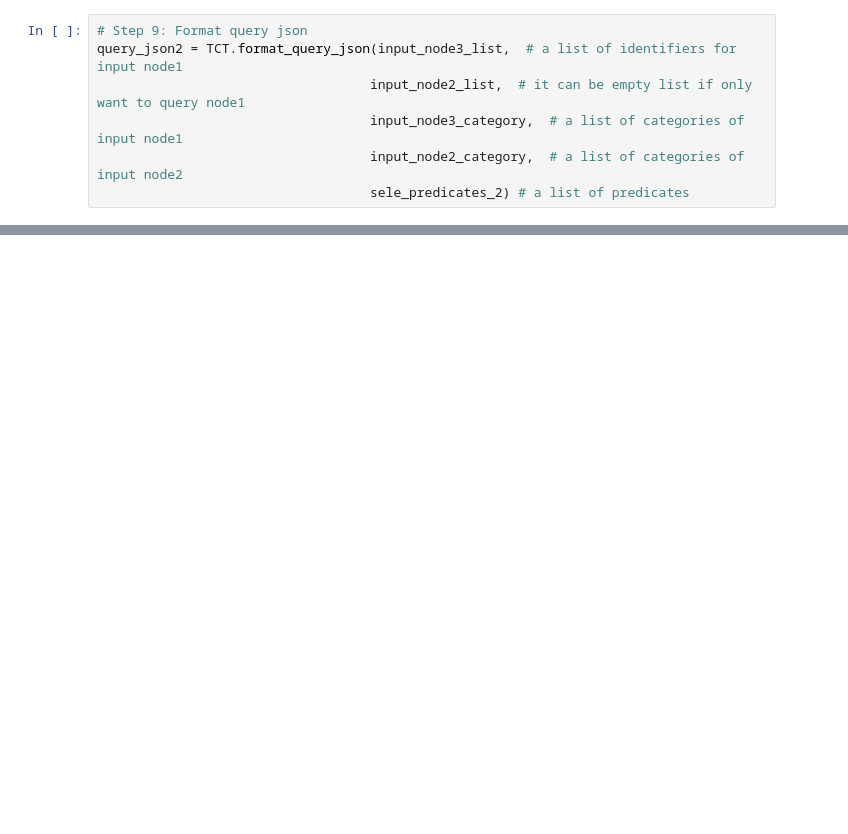
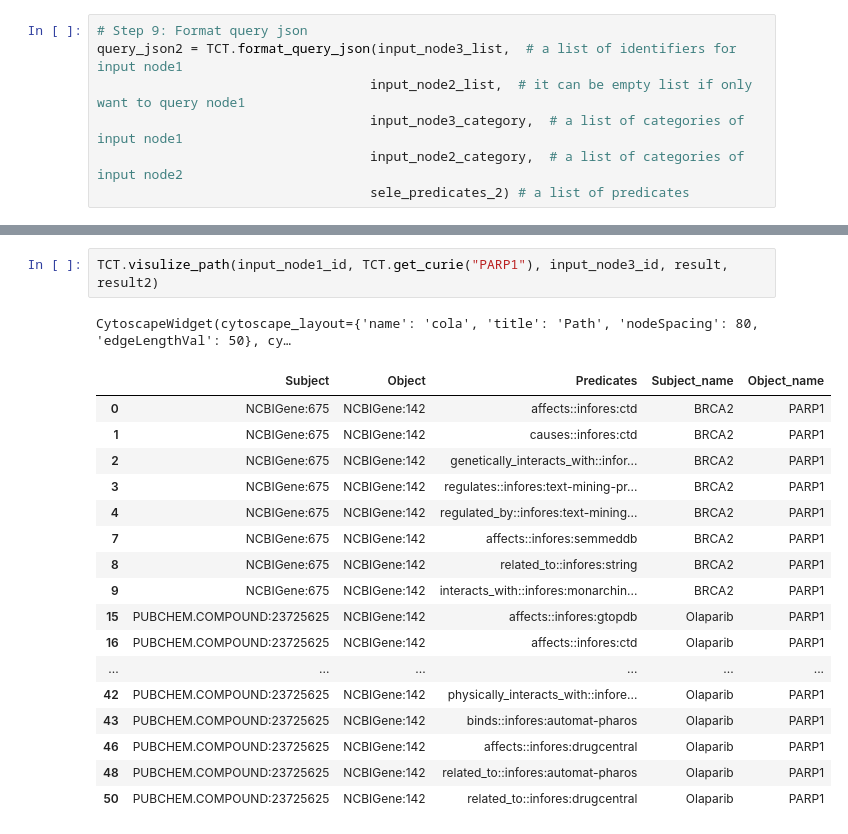
Before and after one commit to sierra-moxon/Translator_component_toolkit, a Jupyter notebook: notebooks/Path_finder.ipynb, the cells around one changed output, grey strips where cells are left out. Drawn from its saved outputs; the diff is of its cells as text; blank space fills up the shorter version.

Commit message:
revised chatGPT module and path vis

```diff
--- a/notebooks/Path_finder.ipynb
+++ b/notebooks/Path_finder.ipynb
@@ -252,0 +258,21 @@ TCT.merge_by_ranking_index(result_ranked_by_primary_infores,
+# %%
+TCT.visulize_path(input_node1_id, TCT.get_curie("PARP1"), input_node3_id, result, result2)
+# %% [output]
+CytoscapeWidget(cytoscape_layout={'name': 'cola', 'title': 'Path', 'nodeSpacing': 80, 'edgeLengthVal': 50}, cy…
+|  | Subject | Object | Predicates | Subject_name | Object_name |
+| 0 | NCBIGene:675 | NCBIGene:142 | affects::infores:ctd | BRCA2 | PARP1 |
+| 1 | NCBIGene:675 | NCBIGene:142 | causes::infores:ctd | BRCA2 | PARP1 |
+| 2 | NCBIGene:675 | NCBIGene:142 | genetically_interacts_with::infor... | BRCA2 | PARP1 |
+| 3 | NCBIGene:675 | NCBIGene:142 | regulates::infores:text-mining-pr... | BRCA2 | PARP1 |
+| 4 | NCBIGene:675 | NCBIGene:142 | regulated_by::infores:text-mining... | BRCA2 | PARP1 |
+| 7 | NCBIGene:675 | NCBIGene:142 | affects::infores:semmeddb | BRCA2 | PARP1 |
+| 8 | NCBIGene:675 | NCBIGene:142 | related_to::infores:string | BRCA2 | PARP1 |
+| 9 | NCBIGene:675 | NCBIGene:142 | interacts_with::infores:monarchin... | BRCA2 | PARP1 |
+| 15 | PUBCHEM.COMPOUND:23725625 | NCBIGene:142 | affects::infores:gtopdb | Olaparib | PARP1 |
+| 16 | PUBCHEM.COMPOUND:23725625 | NCBIGene:142 | affects::infores:ctd | Olaparib | PARP1 |
+| ... | ... | ... | ... | ... | ... |
+| 42 | PUBCHEM.COMPOUND:23725625 | NCBIGene:142 | physically_interacts_with::infore... | Olaparib | PARP1 |
+| 43 | PUBCHEM.COMPOUND:23725625 | NCBIGene:142 | binds::infores:automat-pharos | Olaparib | PARP1 |
+| 46 | PUBCHEM.COMPOUND:23725625 | NCBIGene:142 | affects::infores:drugcentral | Olaparib | PARP1 |
+| 48 | PUBCHEM.COMPOUND:23725625 | NCBIGene:142 | related_to::infores:automat-pharos | Olaparib | PARP1 |
+| 50 | PUBCHEM.COMPOUND:23725625 | NCBIGene:142 | related_to::infores:drugcentral | Olaparib | PARP1 |
```
Also changed, not shown: parts of 12 cells of this notebook, 2 other files.
